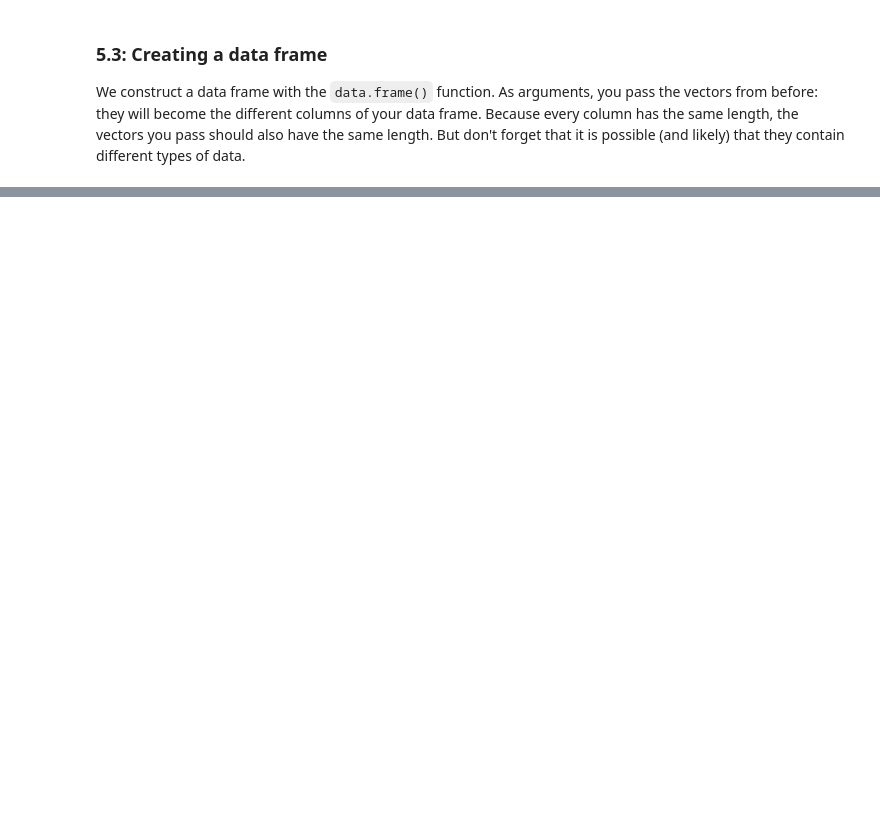
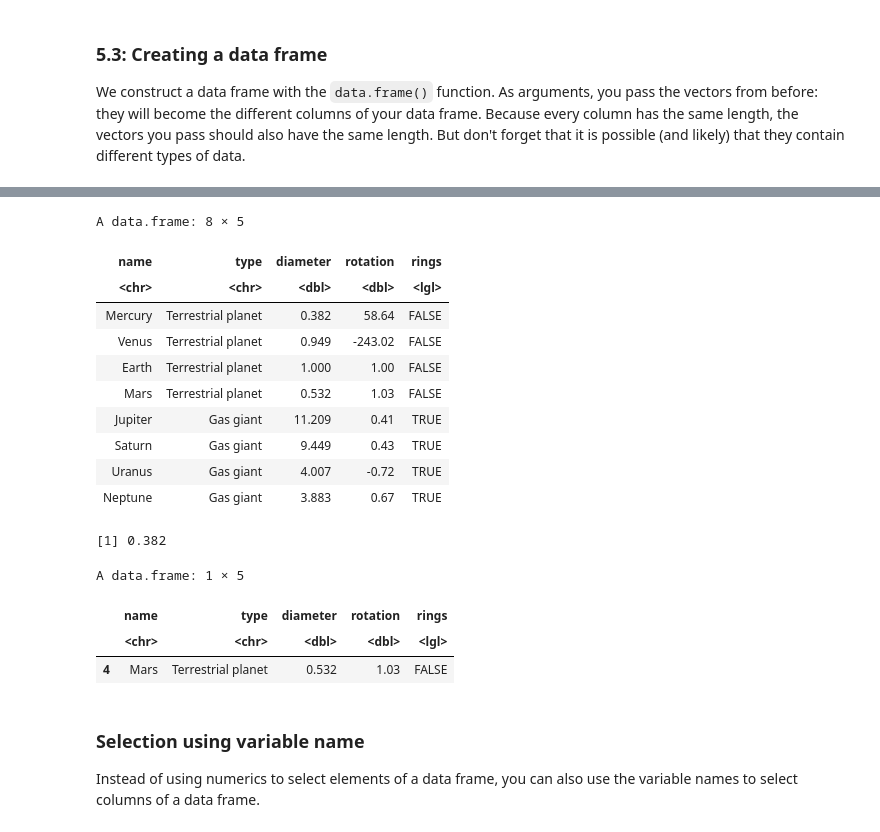
Before and after one commit to recervictory/LearingR, a Jupyter notebook: 01_Introducation_to_R.ipynb, the cells around one changed output, grey strips where cells are left out. Cells and saved outputs as stored; diff of their text form; code cells hidden in the pictures; blank space fills up the shorter version.

```diff
--- a/01_Introducation_to_R.ipynb
+++ b/01_Introducation_to_R.ipynb
@@ -761,0 +419,28 @@ summary(planets_df)
+# %%
+# The planets_df data frame from the previous exercise is pre-loaded
+planets_df
+# Print out diameter of of Mercury (row 1, column 3)
+planets_df[1,3]
+
+# Print out data for Mars (entire fourth row)
+planets_df[4,]
+# %% [output]
+A data.frame: 8 × 5
+| name | type | diameter | rotation | rings |
+| <chr> | <chr> | <dbl> | <dbl> | <lgl> |
+| Mercury | Terrestrial planet | 0.382 | 58.64 | FALSE |
+| Venus | Terrestrial planet | 0.949 | -243.02 | FALSE |
+| Earth | Terrestrial planet | 1.000 | 1.00 | FALSE |
+| Mars | Terrestrial planet | 0.532 | 1.03 | FALSE |
+| Jupiter | Gas giant | 11.209 | 0.41 | TRUE |
+| Saturn | Gas giant | 9.449 | 0.43 | TRUE |
+| Uranus | Gas giant | 4.007 | -0.72 | TRUE |
+| Neptune | Gas giant | 3.883 | 0.67 | TRUE |
+[1] 0.382
+A data.frame: 1 × 5
+|  | name | type | diameter | rotation | rings |
+|  | <chr> | <chr> | <dbl> | <dbl> | <lgl> |
+| 4 | Mars | Terrestrial planet | 0.532 | 1.03 | FALSE |
+# %% [markdown]
+### Selection using variable name
+Instead of using numerics to select elements of a data frame, you can also use the variable names to select columns of a data frame.
```
Also changed, not shown: parts of 70 cells of this notebook.
